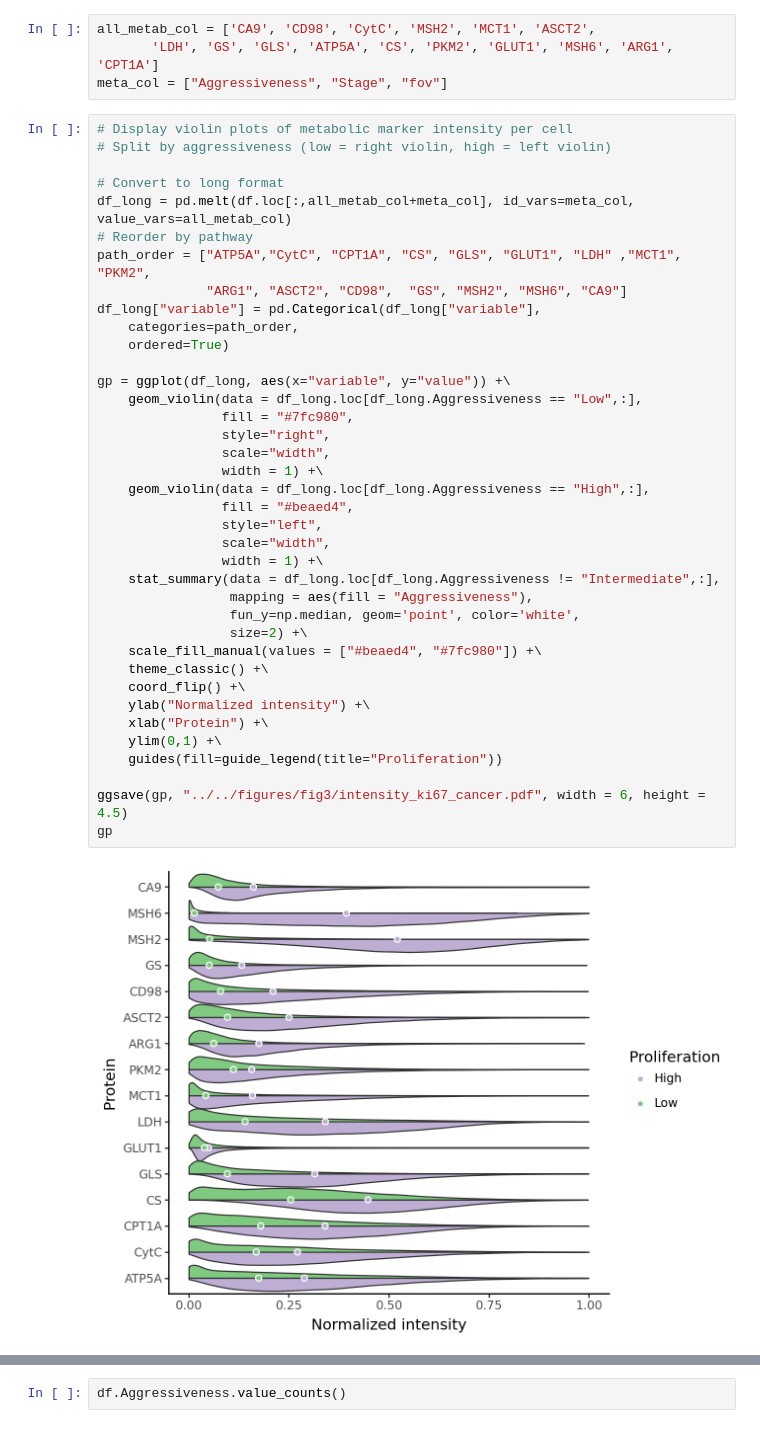
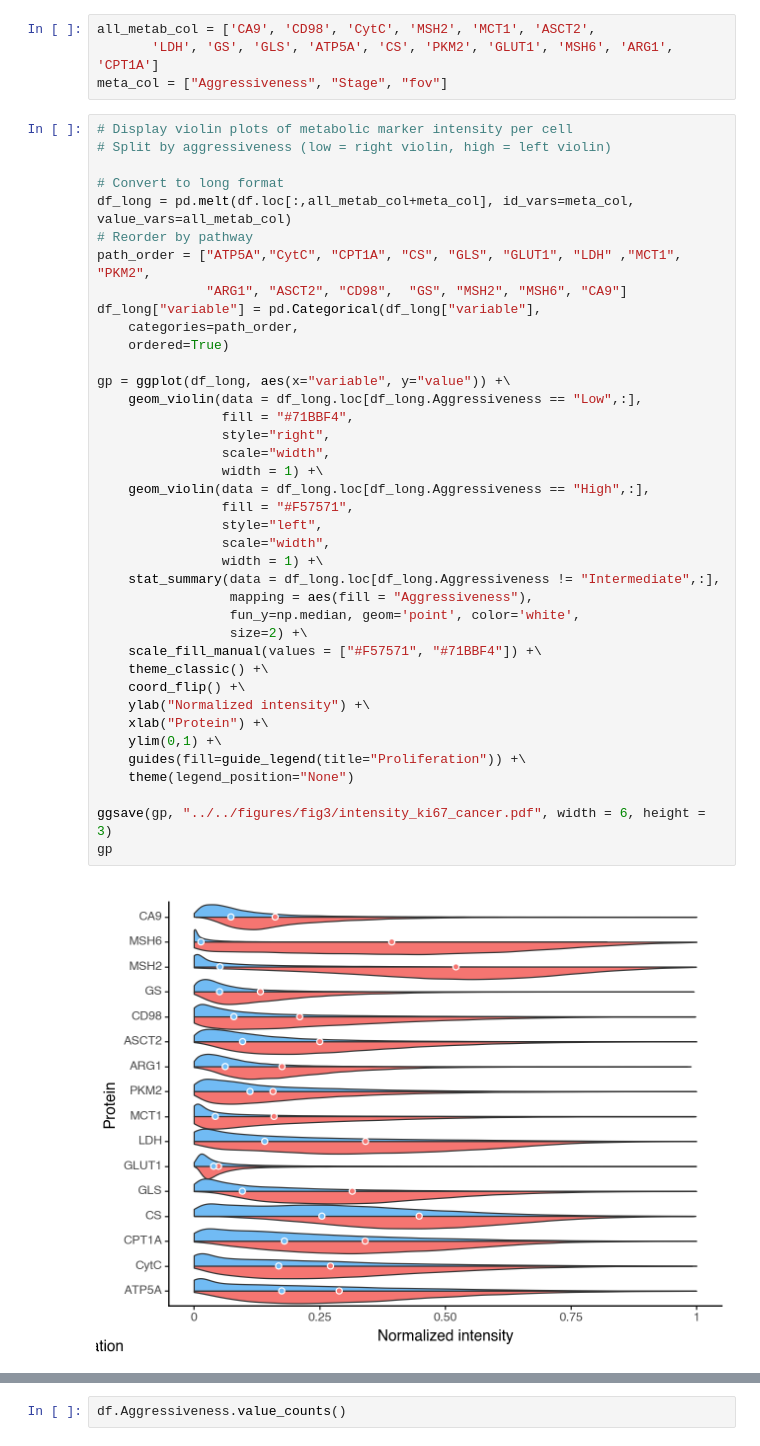
Before and after one commit to HartmannLab/MIBI-Analysis_Hamburg_CRC_TMA_2024, a Jupyter notebook: notebooks/metabolism/Aggressiveness.ipynb, the cells around one changed output, grey strips where cells are left out. Cells and saved outputs as stored; diff of their text form.

Commit message:
Improve plots (color scheme, sig tests)

```diff
--- a/notebooks/metabolism/Aggressiveness.ipynb
+++ b/notebooks/metabolism/Aggressiveness.ipynb
@@ -77,36 +79,37 @@ meta_col = ["Aggressiveness", "Stage", "fov"]
 # Convert to long format
 df_long = pd.melt(df.loc[:,all_metab_col+meta_col], id_vars=meta_col, value_vars=all_metab_col)
 # Reorder by pathway
 path_order = ["ATP5A","CytC", "CPT1A", "CS", "GLS", "GLUT1", "LDH" ,"MCT1", "PKM2",
               "ARG1", "ASCT2", "CD98",  "GS", "MSH2", "MSH6", "CA9"]
 df_long["variable"] = pd.Categorical(df_long["variable"],
     categories=path_order,
     ordered=True)
 
 gp = ggplot(df_long, aes(x="variable", y="value")) +\
     geom_violin(data = df_long.loc[df_long.Aggressiveness == "Low",:],
-                fill = "#7fc980",
+                fill = "#71BBF4",
                 style="right",
                 scale="width",
                 width = 1) +\
     geom_violin(data = df_long.loc[df_long.Aggressiveness == "High",:],
-                fill = "#beaed4",
+                fill = "#F57571",
                 style="left",
                 scale="width",
                 width = 1) +\
     stat_summary(data = df_long.loc[df_long.Aggressiveness != "Intermediate",:],
                  mapping = aes(fill = "Aggressiveness"),
                  fun_y=np.median, geom='point', color='white',
                  size=2) +\
-    scale_fill_manual(values = ["#beaed4", "#7fc980"]) +\
+    scale_fill_manual(values = ["#F57571", "#71BBF4"]) +\
     theme_classic() +\
     coord_flip() +\
     ylab("Normalized intensity") +\
     xlab("Protein") +\
     ylim(0,1) +\
-    guides(fill=guide_legend(title="Proliferation"))
+    guides(fill=guide_legend(title="Proliferation")) +\
+    theme(legend_position="None")
 
-ggsave(gp, "../../figures/fig3/intensity_ki67_cancer.pdf", width = 6, height = 4.5)
+ggsave(gp, "../../figures/fig3/intensity_ki67_cancer.pdf", width = 6, height = 3)
 gp
 # %% [output]
-[figure, old version]
+[figure, new version]
```
Also changed, not shown: parts of 5 cells of this notebook, 2 other files.
